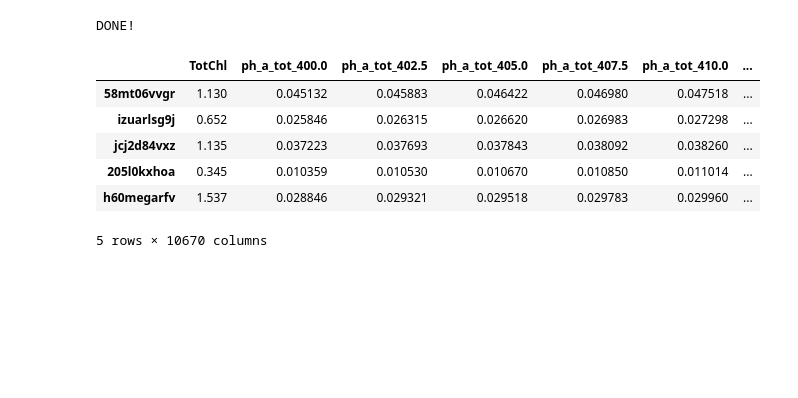
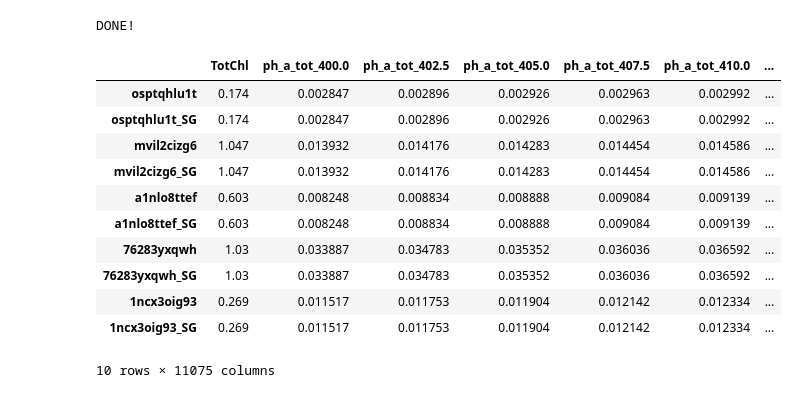
Before and after one commit to JAKravitz/SWIPE_HE, a Jupyter notebook: write_HE_inputs.ipynb, the cells around one changed output. Drawn from its saved outputs; the diff is of its cells as text; code cells hidden in the pictures; blank space fills up the shorter version.

Commit message:
sunglint and fluores

```diff
--- a/write_HE_inputs.ipynb
+++ b/write_HE_inputs.ipynb
@@ -14,7 +14,7 @@ rootPath = '/nobackup/jakravit/data/'
 runPath = rootPath + 'HE60/run/'
 batch_name = 'case1V3'
 clearIOPprofiles = True
-numRuns = 20
+numRuns = 5
 
 if clearIOPprofiles:
     # clear iop profiles
@@ -24,7 +24,7 @@ if clearIOPprofiles:
     %rm -rf /nobackup/jakravit/data/HE60/run/batch
     %mkdir /nobackup/jakravit/data/HE60/run/batch
     # clear runlist
-    if os.path.exists('/nobackup/jakravit/data/HE60/run/{batch_name}_runlist.txt'):
+    if os.path.exists('/nobackup/jakravit/data/HE60/run/{}_runlist.txt'.format(batch_name)):
         %rm /nobackup/jakravit/data/HE60/run/{batch_name}_runlist.txt
     Path('/nobackup/jakravit/data/HE60/run/{}_runlist.txt'.format(batch_name)).touch()
     # clear outputs
@@ -181,7 +181,10 @@ for k in range(numRuns):
         alphabet = string.ascii_lowercase + string.digits
         return ''.join(random.choices(alphabet, k=10))
     uid = random_uid()
+    # create new sunglint sim uid
+    uidSG = uid + '_SG'
     uidList.append(uid)
+    uidList.append(uidSG)
 
     # sname.append(uid)
     iopzpath = iopPath+'{}/'.format(uid)
@@ -253,18 +256,23 @@ for k in range(numRuns):
     with open(rootPath + 'HE60/pickles/{}.p'.format(uid), 'wb') as f:
         pickle.dump(iops,f)
 
-sims = pd.DataFrame(rows,columns=cols, index=uidList)
-sims.to_csv(rootPath + 'HE60/batch_data/{}_table.csv'.format(batch_name))
+sims = pd.DataFrame(np.vstack((rows)), columns=cols, index=uidList)
+sims.to_csv(rootPath + 'HE60/batch_data/{}_inputs.csv'.format(batch_name))
 print ('DONE!')
 # %% [output]
 DONE!
-# %%
-sims.head()
-# %% [output]
-|  | TotChl | ph_a_tot_400.0 | ph_a_tot_402.5 | ph_a_tot_405.0 | ph_a_tot_407.5 | ph_a_tot_410.0 | ... |
-| 58mt06vvgr | 1.130 | 0.045132 | 0.045883 | 0.046422 | 0.046980 | 0.047518 | ... |
-| izuarlsg9j | 0.652 | 0.025846 | 0.026315 | 0.026620 | 0.026983 | 0.027298 | ... |
-| jcj2d84vxz | 1.135 | 0.037223 | 0.037693 | 0.037843 | 0.038092 | 0.038260 | ... |
-| 205l0kxhoa | 0.345 | 0.010359 | 0.010530 | 0.010670 | 0.010850 | 0.011014 | ... |
-| h60megarfv | 1.537 | 0.028846 | 0.029321 | 0.029518 | 0.029783 | 0.029960 | ... |
-5 rows × 10670 columns
+# %%
+sims
+# %% [output]
+|  | TotChl | ph_a_tot_400.0 | ph_a_tot_402.5 | ph_a_tot_405.0 | ph_a_tot_407.5 | ph_a_tot_410.0 | ... |
+| osptqhlu1t | 0.174 | 0.002847 | 0.002896 | 0.002926 | 0.002963 | 0.002992 | ... |
+| osptqhlu1t_SG | 0.174 | 0.002847 | 0.002896 | 0.002926 | 0.002963 | 0.002992 | ... |
+| mvil2cizg6 | 1.047 | 0.013932 | 0.014176 | 0.014283 | 0.014454 | 0.014586 | ... |
+| mvil2cizg6_SG | 1.047 | 0.013932 | 0.014176 | 0.014283 | 0.014454 | 0.014586 | ... |
+| a1nlo8ttef | 0.603 | 0.008248 | 0.008834 | 0.008888 | 0.009084 | 0.009139 | ... |
+| a1nlo8ttef_SG | 0.603 | 0.008248 | 0.008834 | 0.008888 | 0.009084 | 0.009139 | ... |
+| 76283yxqwh | 1.03 | 0.033887 | 0.034783 | 0.035352 | 0.036036 | 0.036592 | ... |
+| 76283yxqwh_SG | 1.03 | 0.033887 | 0.034783 | 0.035352 | 0.036036 | 0.036592 | ... |
+| 1ncx3oig93 | 0.269 | 0.011517 | 0.011753 | 0.011904 | 0.012142 | 0.012334 | ... |
+| 1ncx3oig93_SG | 0.269 | 0.011517 | 0.011753 | 0.011904 | 0.012142 | 0.012334 | ... |
+10 rows × 11075 columns
```
Also changed, not shown: 6 other files.
